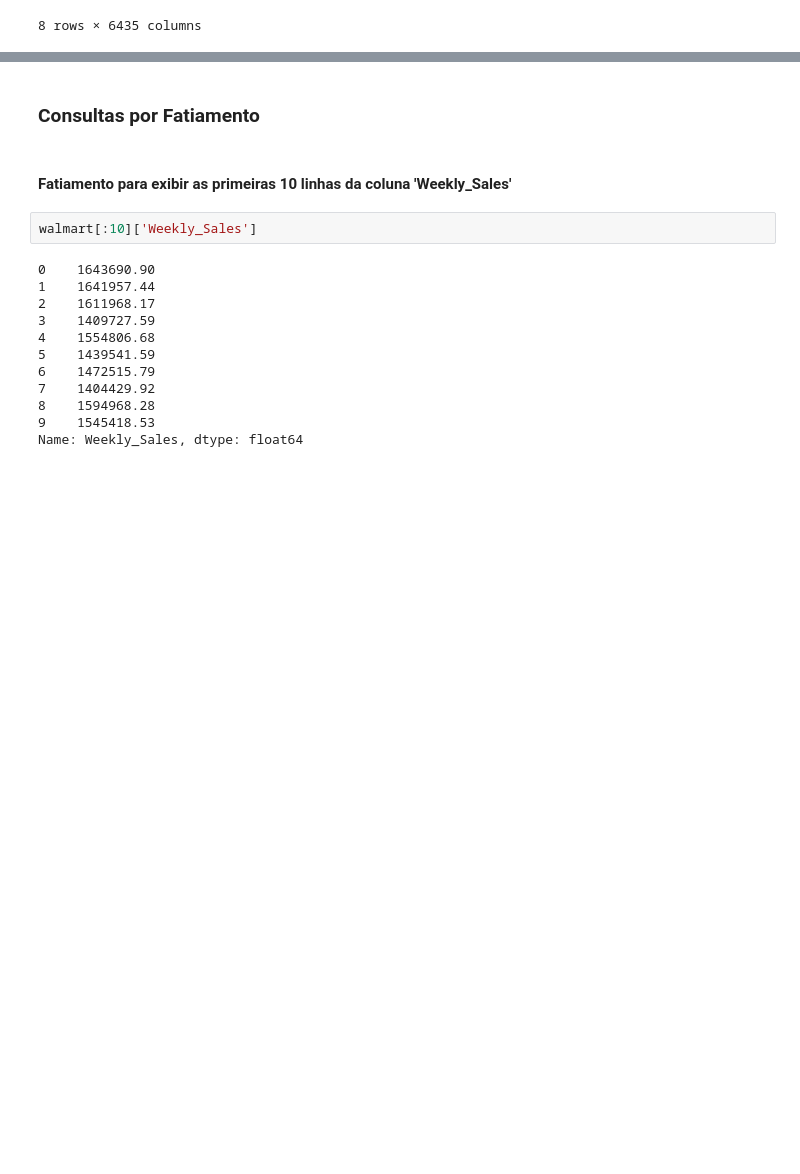
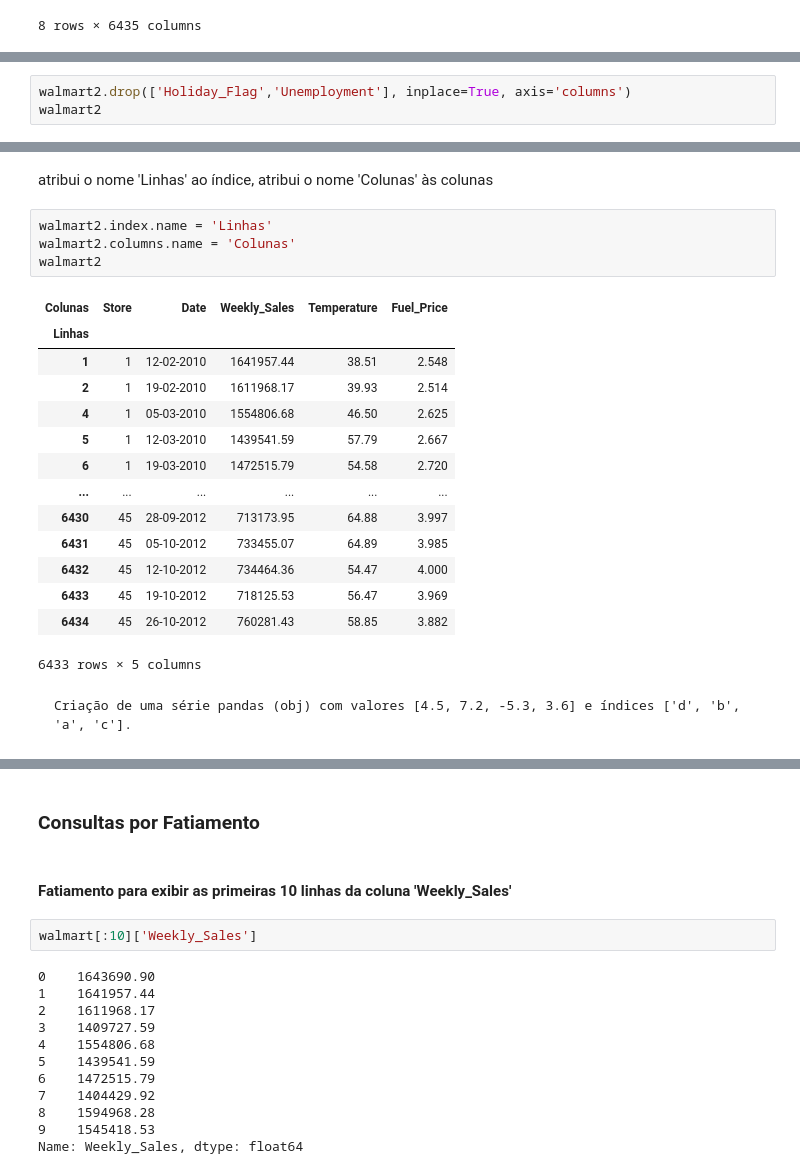
Before and after one commit to NewKanvas/Senac, a Jupyter notebook: IPython/Aula04.ipynb, the cells around one changed output, grey strips where cells are left out. Drawn from its saved outputs; the diff is of its cells as text; blank space fills up the shorter version.

```diff
--- a/IPython/Aula04.ipynb
+++ b/IPython/Aula04.ipynb
@@ -41,0 +119,3 @@ walmart2
+# %%
+walmart2.drop(['Holiday_Flag','Unemployment'], inplace=True, axis='columns')
+walmart2
@@ -41,0 +136,23 @@ walmart2
+# %% [markdown]
+atribui o nome 'Linhas' ao índice, atribui o nome 'Colunas' às colunas
+# %%
+walmart2.index.name = 'Linhas'
+walmart2.columns.name = 'Colunas'
+walmart2
+# %% [output]
+| Colunas | Store | Date | Weekly_Sales | Temperature | Fuel_Price |
+| Linhas |  |  |  |  |  |
+| 1 | 1 | 12-02-2010 | 1641957.44 | 38.51 | 2.548 |
+| 2 | 1 | 19-02-2010 | 1611968.17 | 39.93 | 2.514 |
+| 4 | 1 | 05-03-2010 | 1554806.68 | 46.50 | 2.625 |
+| 5 | 1 | 12-03-2010 | 1439541.59 | 57.79 | 2.667 |
+| 6 | 1 | 19-03-2010 | 1472515.79 | 54.58 | 2.720 |
+| ... | ... | ... | ... | ... | ... |
+| 6430 | 45 | 28-09-2012 | 713173.95 | 64.88 | 3.997 |
+| 6431 | 45 | 05-10-2012 | 733455.07 | 64.89 | 3.985 |
+| 6432 | 45 | 12-10-2012 | 734464.36 | 54.47 | 4.000 |
+| 6433 | 45 | 19-10-2012 | 718125.53 | 56.47 | 3.969 |
+| 6434 | 45 | 26-10-2012 | 760281.43 | 58.85 | 3.882 |
+6433 rows × 5 columns
+# %% [markdown]
+    Criação de uma série pandas (obj) com valores [4.5, 7.2, -5.3, 3.6] e índices ['d', 'b', 'a', 'c'].
```
Also changed, not shown: parts of 23 cells of this notebook, 2 other files.
